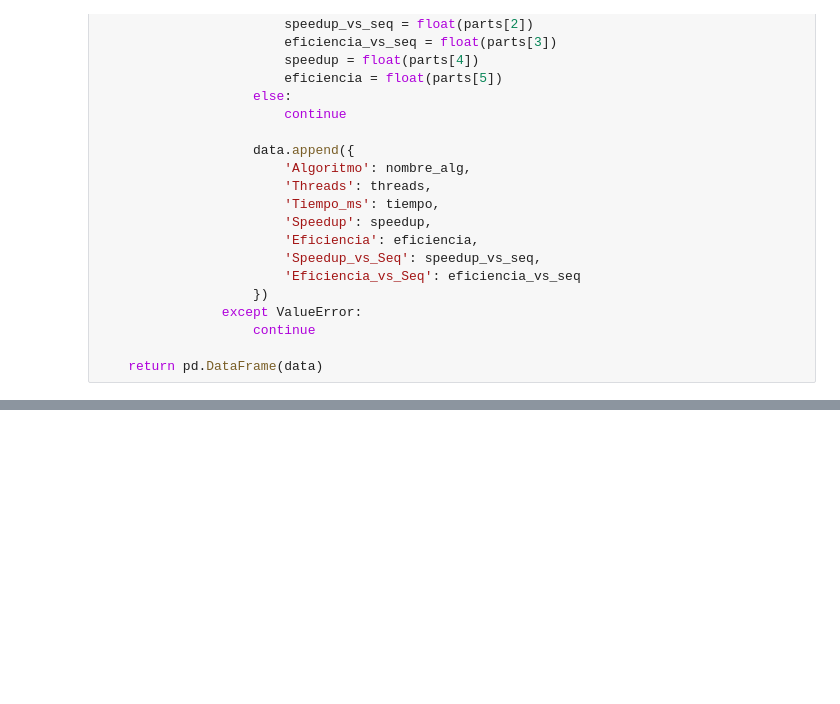
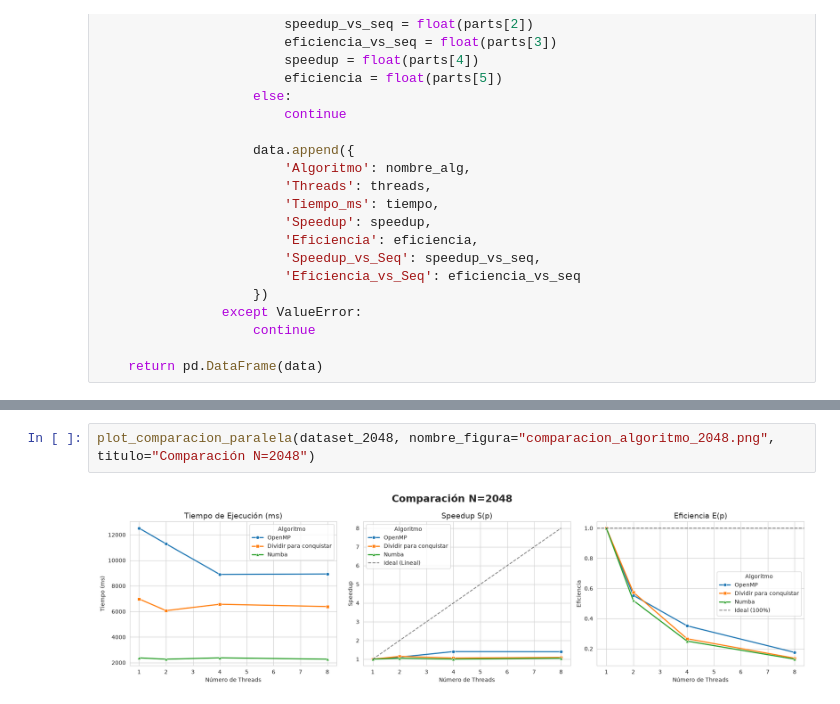
Before and after one commit to Fernanda-Bley/IMT2112-cpp, a Jupyter notebook: t2-imt2112/t2-imt2112.ipynb, the cells around one changed output, grey strips where cells are left out. Cells and saved outputs as stored; diff of their text form; blank space fills up the shorter version.

```diff
--- a/t2-imt2112/t2-imt2112.ipynb
+++ b/t2-imt2112/t2-imt2112.ipynb
@@ -425,0 +456,4 @@ dataset_N.head(10)
+# %%
+plot_comparacion_paralela(dataset_2048, nombre_figura="comparacion_algoritmo_2048.png", titulo="Comparación N=2048")
+# %% [output]
+[figure, added]
```
Also changed, not shown: parts of 13 cells of this notebook, 25 other files.
